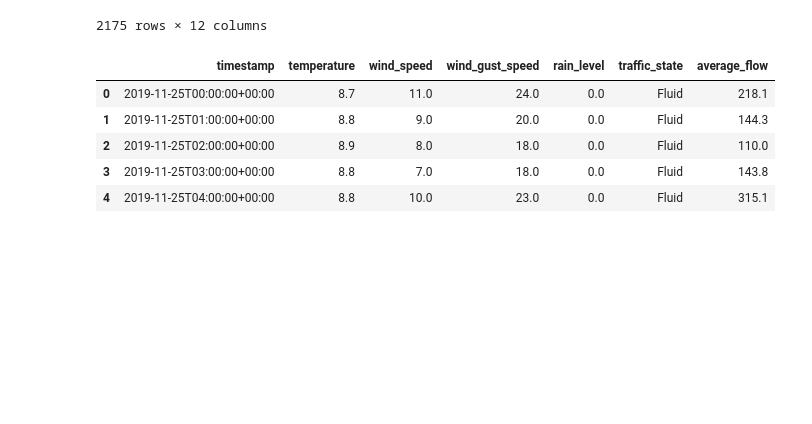
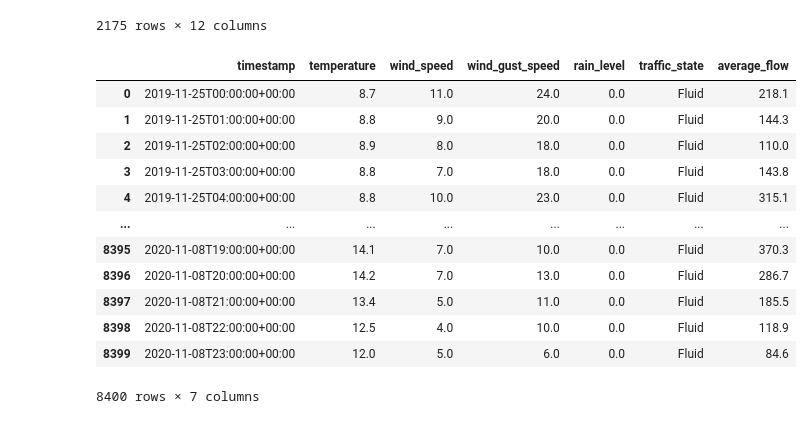
Before and after one commit to dantruski/Projet-Python-DS-Belib, a Jupyter notebook: manuel_1.ipynb, the cells around one changed output. Cells and saved outputs as stored; diff of their text form; code cells hidden in the pictures; blank space fills up the shorter version.

```diff
--- a/manuel_1.ipynb
+++ b/manuel_1.ipynb
@@ -102,11 +102,18 @@ real_time_data.sort_values('hour', ascending=False)
 2175 rows × 12 columns
 # %%
 df = pd.read_csv('xtrain.csv')
-df.head()
+df
 # %% [output]
 |  | timestamp | temperature | wind_speed | wind_gust_speed | rain_level | traffic_state | average_flow |
 | 0 | 2019-11-25T00:00:00+00:00 | 8.7 | 11.0 | 24.0 | 0.0 | Fluid | 218.1 |
 | 1 | 2019-11-25T01:00:00+00:00 | 8.8 | 9.0 | 20.0 | 0.0 | Fluid | 144.3 |
 | 2 | 2019-11-25T02:00:00+00:00 | 8.9 | 8.0 | 18.0 | 0.0 | Fluid | 110.0 |
 | 3 | 2019-11-25T03:00:00+00:00 | 8.8 | 7.0 | 18.0 | 0.0 | Fluid | 143.8 |
 | 4 | 2019-11-25T04:00:00+00:00 | 8.8 | 10.0 | 23.0 | 0.0 | Fluid | 315.1 |
+| ... | ... | ... | ... | ... | ... | ... | ... |
+| 8395 | 2020-11-08T19:00:00+00:00 | 14.1 | 7.0 | 10.0 | 0.0 | Fluid | 370.3 |
+| 8396 | 2020-11-08T20:00:00+00:00 | 14.2 | 7.0 | 13.0 | 0.0 | Fluid | 286.7 |
+| 8397 | 2020-11-08T21:00:00+00:00 | 13.4 | 5.0 | 11.0 | 0.0 | Fluid | 185.5 |
+| 8398 | 2020-11-08T22:00:00+00:00 | 12.5 | 4.0 | 10.0 | 0.0 | Fluid | 118.9 |
+| 8399 | 2020-11-08T23:00:00+00:00 | 12.0 | 5.0 | 6.0 | 0.0 | Fluid | 84.6 |
+8400 rows × 7 columns
```
Also changed, not shown: parts of 1 cell of this notebook, 1 other file.
